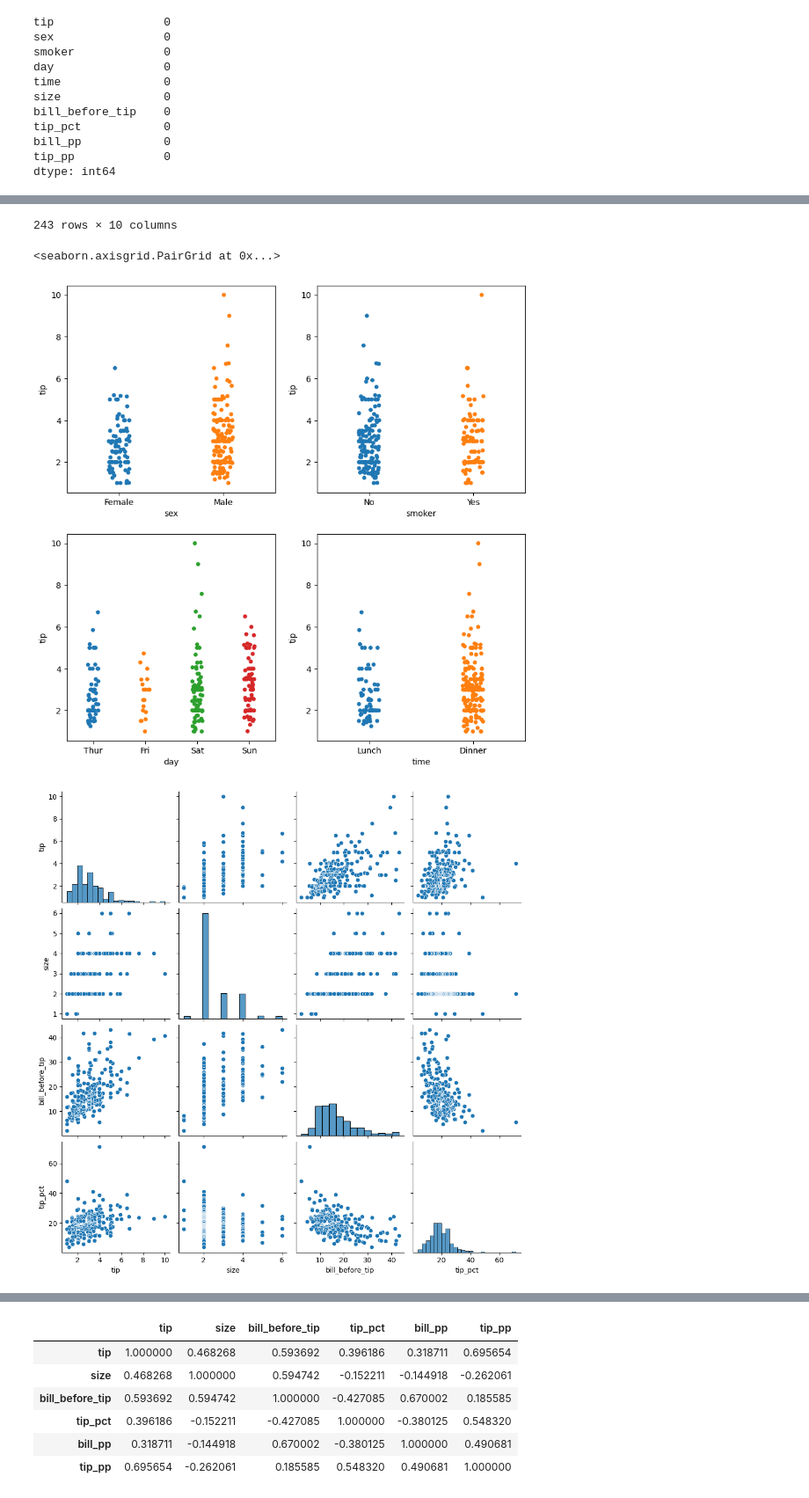
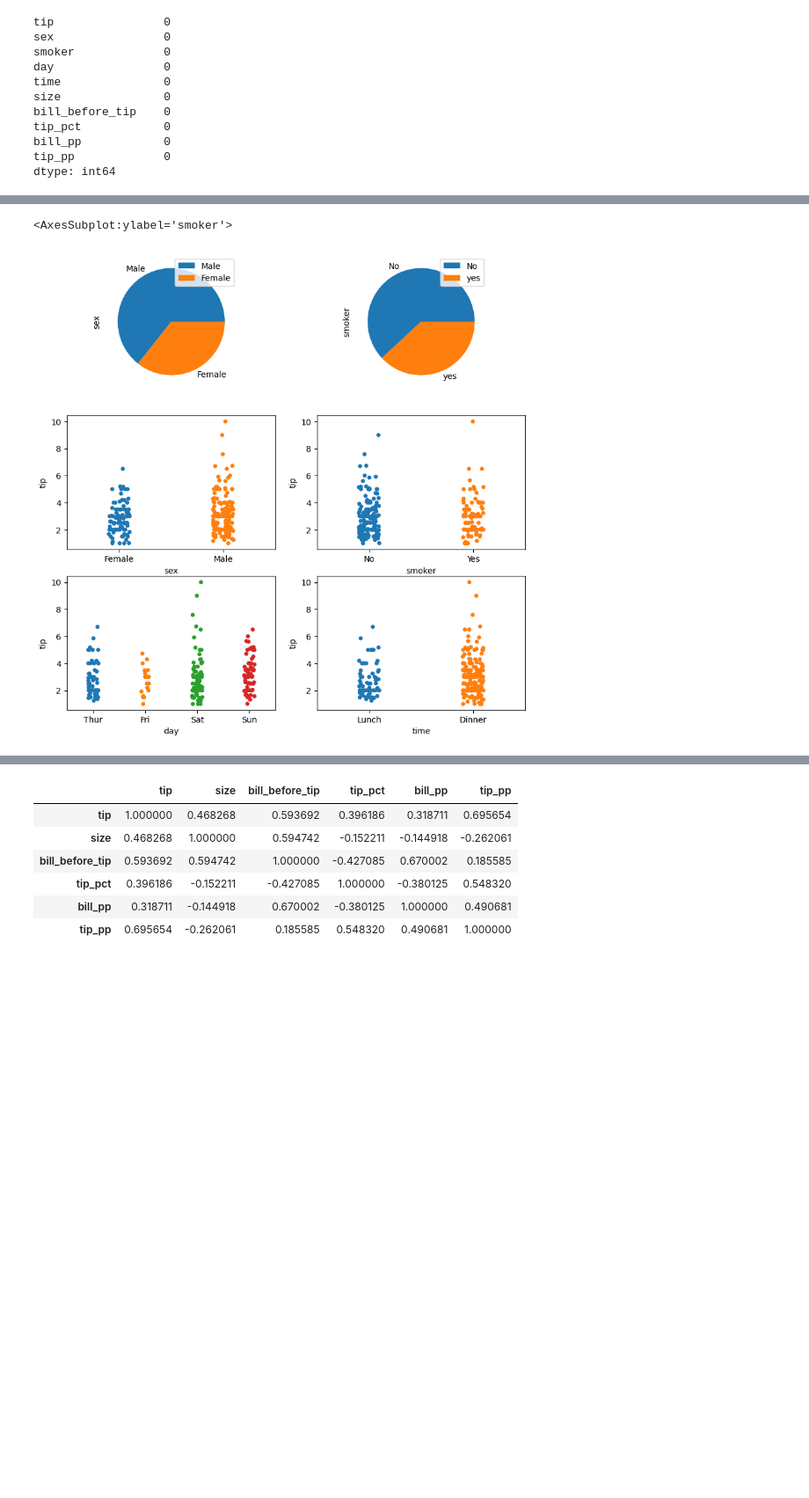
Before and after one commit to Patryk-Stefanski/ExploratoryDataAnalysis1, a Jupyter notebook: Tips_1.ipynb, the cells around one changed output, grey strips where cells are left out. Shown at 88% size. Cells and saved outputs as stored; diff of their text form; code cells hidden in the pictures; blank space fills up the shorter version.

```diff
--- a/Tips_1.ipynb
+++ b/Tips_1.ipynb
@@ -100,31 +125,14 @@ dtype: int64
 # %%
-## identify if any of the categorical features have a corelation with our target tip
+fig, axes = plt.subplots(3, 2, figsize=(10, 10))
 
-## Check Categorcical
-fig, axes = plt.subplots(2, 2, figsize=(10, 10))
+sns.stripplot(ax=axes[1,0], x=df.sex , y=df.tip )
+sns.stripplot(ax=axes[1,1], x=df.smoker , y=df.tip )
+sns.stripplot(ax=axes[2,0], x=df.day , y=df.tip )
+sns.stripplot(ax=axes[2,1], x=df.time , y=df.tip )
 
-sns.stripplot(ax=axes[0,0], x=df.sex , y=df.tip )
-sns.stripplot(ax=axes[0,1], x=df.smoker , y=df.tip )
-sns.stripplot(ax=axes[1,0], x=df.day , y=df.tip )
-sns.stripplot(ax=axes[1,1], x=df.time , y=df.tip )
+df2 = pd.DataFrame({'sex': [df.sex[df.sex=="Male"].count() , df.sex[df.sex=="Female"].count() ]},index=['Male', 'Female'])
+df3 = pd.DataFrame({'smoker': [df.smoker[df.smoker=="No"].count(), df.smoker[df.smoker=="Yes"].count()]}, index=['No', 'yes'])
 
-## From the striplots below we can tell that
-## There are more male customers and male customers tip better - potentail corelation
-## There are more non smokers however it doesnt have an effect on the tip
-## The days are the busiest in the following order Saturday > Sunday > Thursday > Friday , best tips are achieved on a saturday and the worst on a friday -potential corelation
-## There are more customers at dinner time and the tips seem to be higher during dinner - potential coreleation
-
-
-## Check Numerical and remove one tips outlier to get a better idea of the tip distribution
-tips_no_outlier  = df.sort_values(["tip_pct"] , ascending=False )
-tips_no_outlier.drop(index=tips_no_outlier.index[0], axis=0, inplace=True)
-display(tips_no_outlier)
-
-sns.pairplot(tips_no_outlier , vars=["tip" , "size" , "bill_before_tip", "tip_pct"])
-
-## Here are some possible corelations that we can see from the  pairplot
-## the tip amount increase as the group size increases  - min and max tip values on pairplot increase each time the group size increases
-## smaller group sizes tend to have a higher median tip percentage  - standard deviation and data distribution on the pairplot increases as gruop gets ssmaller
-## the tip percetage is higher when the bill is lower -  you can see that data is clustered on the left side of the plot and as the bill decreases date distribution moves out further right
-## bills are higher for bigger groups - min ,  max and median values increase as group
+df2.plot.pie(y='sex', ax=axes[0,0])
+df3.plot.pie(y='smoker', ax=axes[0,1])
 # %% [output]
@@ -143,4 +139,2 @@ sns.pairplot(tips_no_outlier , vars=["tip" , "size" , "bill_before_tip", "tip_pc
-243 rows × 10 columns
+<AxesSubplot:ylabel='smoker'>
-<seaborn.axisgrid.PairGrid at 0x...>
-[figure, old version]
+[figure, new version]
-[figure, removed]
```
Also changed, not shown: parts of 46 cells of this notebook.
